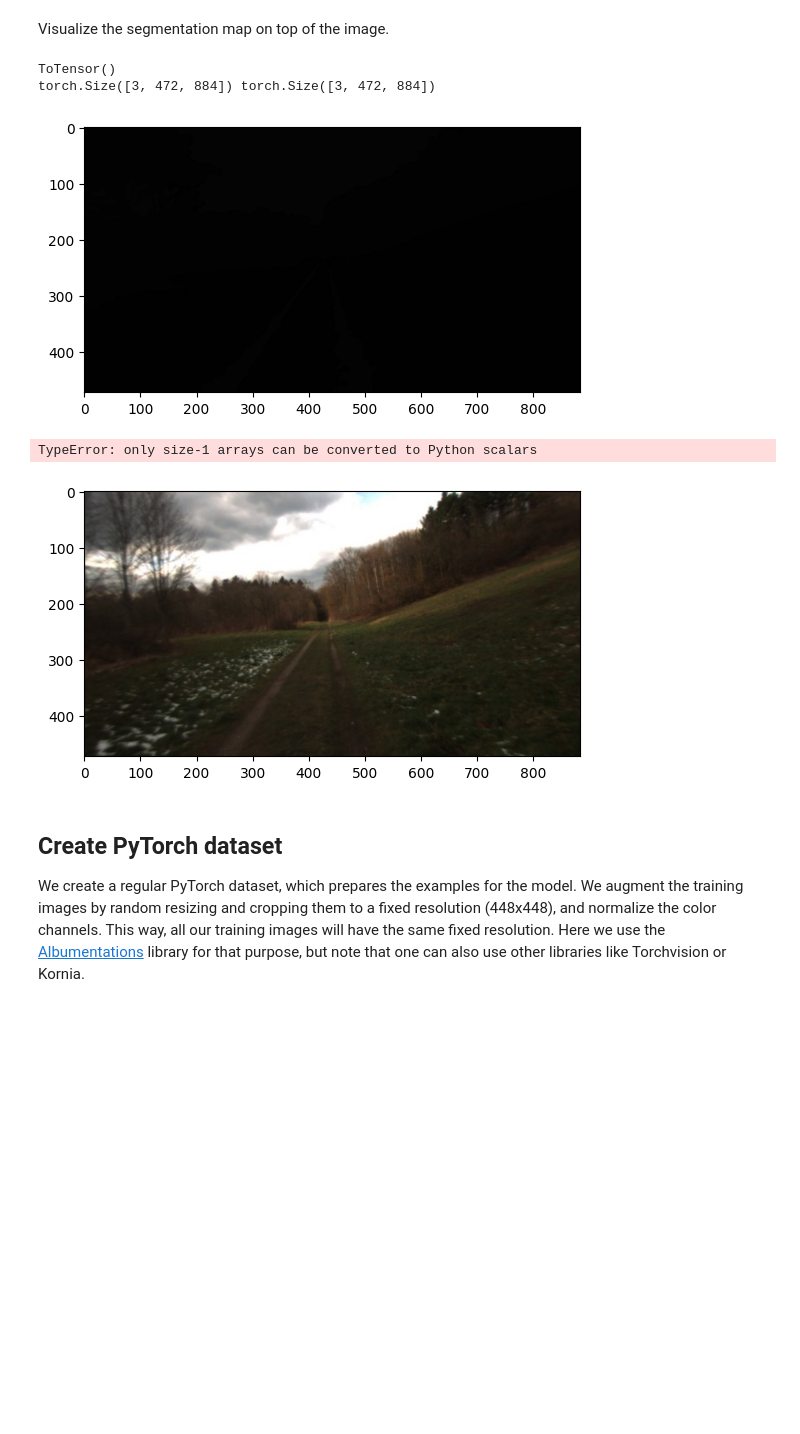
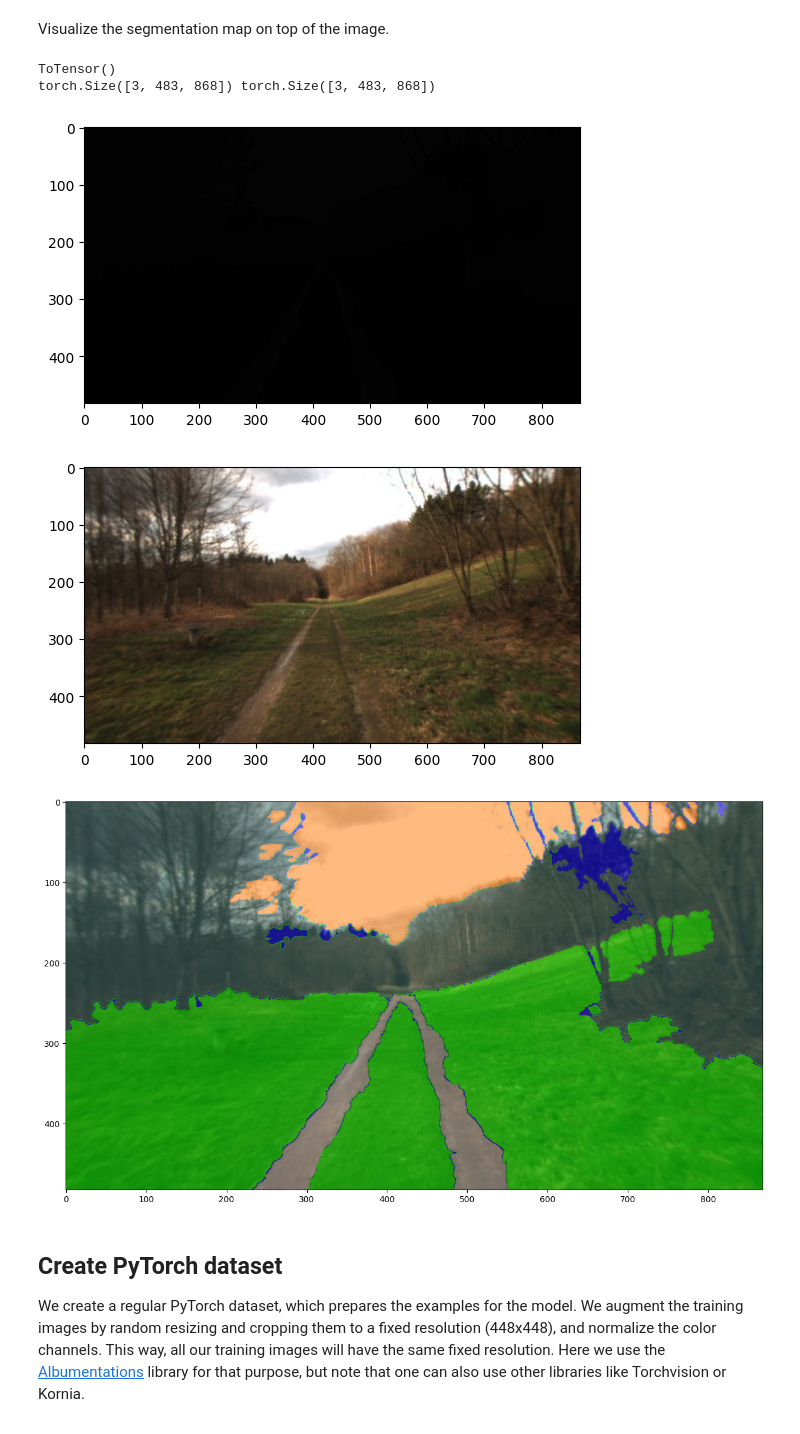
Before and after one commit to tamu-edu-students/HyperTools, a Jupyter notebook: examples/segmentation_training_head.ipynb, the cells around one changed output. Cells and saved outputs as stored; diff of their text form; code cells hidden in the pictures; blank space fills up the shorter version.

```diff
--- a/examples/segmentation_training_head.ipynb
+++ b/examples/segmentation_training_head.ipynb
@@ -45,6 +45,7 @@ class SegmentationDataset(Dataset):
         self.image_set = image_set
         self.transform = transform
         self.root = root_dir
+        self.target_transform = ToTensor()
 
         self.img_dir =  join(self.root, "img", self.image_set)
         self.label_dir = join(self.root, "label", self.image_set)
@@ -91,10 +92,10 @@ class SegmentationDataset(Dataset):
         print(self.transform)
         if isinstance(self.transform, torchvision.transforms.ToTensor):
             image = self.transform(image)
-            target = self.transform(target)
+            target = self.target_transform(target)
         elif self.transform is not None:
             image = self.transform(image=image)['image']
-            target = self.transform(image=target)['image']
+            target = self.target_transform(target)
 
 
         return image, target
@@ -102,6 +103,7 @@ class SegmentationDataset(Dataset):
 
 
 train_dataset = SegmentationDataset(dataset_name='freiburg', root_dir='/workspaces/HyperImages/freiburg', image_set='train',transform=ToTensor())
+
 val_dataset = SegmentationDataset(dataset_name='freiburg', root_dir='/workspaces/HyperImages/freiburg',image_set='val', transform=ToTensor())
 
 
@@ -144,44 +146,45 @@ import torchvision.transforms as transforms
 
 
 def visualize_map(image, segmentation_map, id2color):
-    color_seg = np.zeros((segmentation_map.shape[1], segmentation_map.shape[2], 3), dtype=np.uint8) # height, width, 3
-    segmentation_map = segmentation_map.permute(1, 2, 0)*255
+    # color_seg = np.zeros((segmentation_map.shape[1], segmentation_map.shape[2], 3), dtype=np.uint8) # height, width, 3
+    segmentation_map = mask[0]*255
+    color_seg = np.zeros((segmentation_map.shape[0], segmentation_map.shape[1], 3), dtype=np.uint8) # height, width, 3
 
     # Iterate over each pixel
     for i in range(segmentation_map.shape[0]):
         for j in range(segmentation_map.shape[1]):
             # Get pixel value
-            pixel_value = segmentation_map[i, j]
-            color_seg[i,j,:] = np.array(id2color[str(int(pixel_value.numpy()))])
+            pixel_value = int(segmentation_map[i, j].item())
+            color_seg[i,j,:] = np.array(id2color[str(pixel_value)])
 
     # Show image + mask
     img = np.array(image.permute(1, 2, 0)*255) * 0.5 + color_seg * 0.5
     # img = np.array( image.permute(1, 2, 0)*255)
     # print( color_seg)
     img = img.astype(np.uint8)
     # print( segmentation_map)
     plt.figure(figsize=(15, 10))
     plt.imshow(img)
     plt.show()
 
 
-image, mask = train_dataset[10]
+image, mask = train_dataset[1]
 print(mask.shape, image.shape)
 
 mask_permuted = mask.permute(1, 2, 0)
 plt.imshow(mask_permuted)
 plt.show()
 
 img_permute = image.permute(1, 2, 0)
 plt.imshow(img_permute)
 #FIXME: running into issues here
 visualize_map(image, mask, id2color)
 # %% [output]
 ToTensor()
-torch.Size([3, 472, 884]) torch.Size([3, 472, 884])
+torch.Size([3, 483, 868]) torch.Size([3, 483, 868])
-[figure, old version]
+[figure, new version]
-TypeError: only size-1 arrays can be converted to Python scalars
-[figure, old version]
+[figure, new version]
+[figure, added]
 # %% [markdown]
 ## Create PyTorch dataset
 
```
Also changed, not shown: parts of 6 cells of this notebook, 1 other file.
